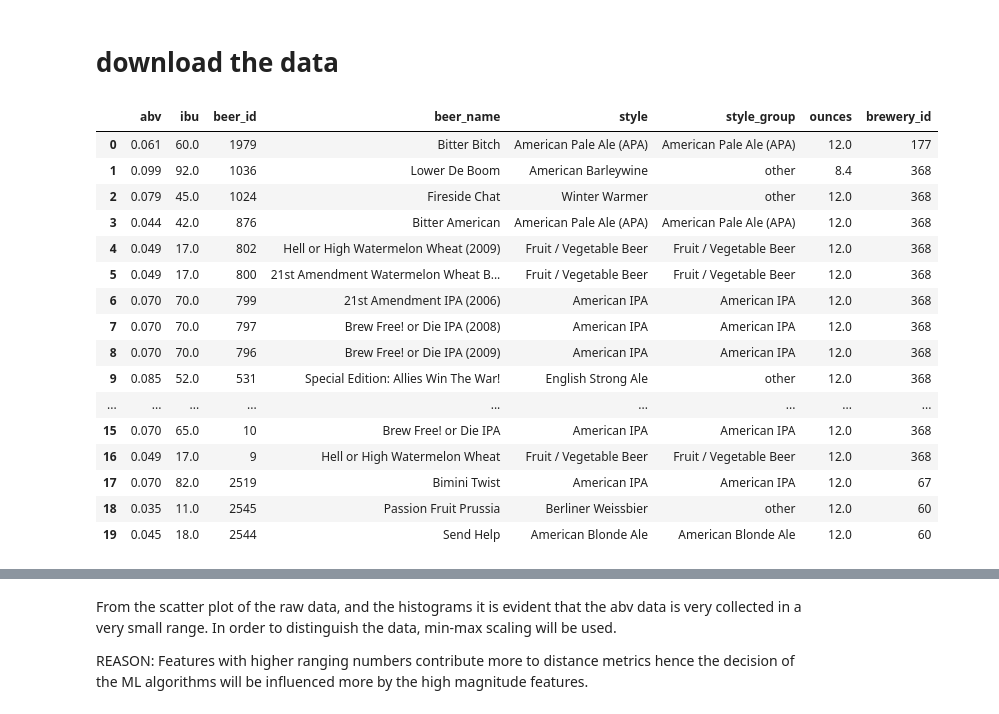
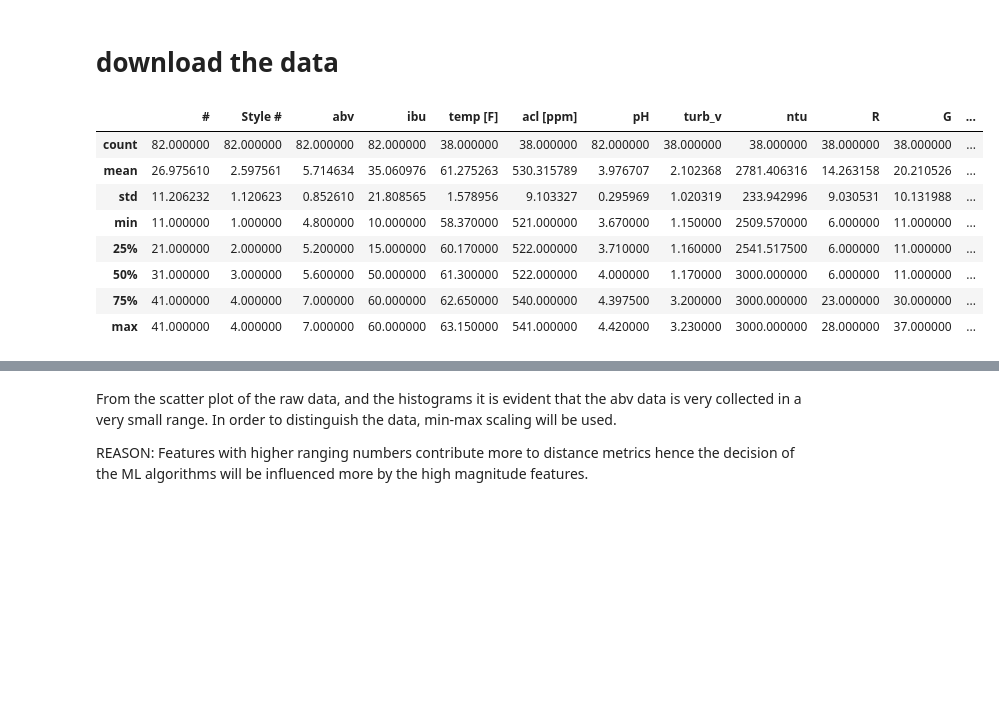
Before and after one commit to aureliusbd/tinybEEr, a Jupyter notebook: BeerModel.ipynb, the cells around one changed output, grey strips where cells are left out. Cells and saved outputs as stored; diff of their text form; code cells hidden in the pictures; blank space fills up the shorter version.

```diff
--- a/BeerModel.ipynb
+++ b/BeerModel.ipynb
@@ -26,29 +26,21 @@ from sklearn.datasets import make_blobs
 # %%
 # read in data into dataframe
 
-beer_url = 'https://raw.githubusercontent.com/niklasax/Final_Project/main/data_cleaning/beer_cleaned.csv'
-breweries_url = 'https://raw.githubusercontent.com/niklasax/Final_Project/main/data_cleaning/brewery_cleaned.csv'
+# beer_url = 'https://raw.githubusercontent.com/niklasax/Final_Project/main/data_cleaning/beer_cleaned.csv'
 
 # visualize the data as data frame
-beer_df = pd.read_csv(beer_url)
-breweries_df = pd.read_csv(breweries_url)
-beer_df.head(20)
+# beer_df = pd.read_csv(beer_url)
+beer_df = pd.read_csv("tinybEEr_data_start.csv") # Assuming data is in same directory
+# beer_df.head(20)
+beer_df.describe()
 # %% [output]
-|  | abv | ibu | beer_id | beer_name | style | style_group | ounces | brewery_id |
-| 0 | 0.061 | 60.0 | 1979 | Bitter Bitch | American Pale Ale (APA) | American Pale Ale (APA) | 12.0 | 177 |
-| 1 | 0.099 | 92.0 | 1036 | Lower De Boom | American Barleywine | other | 8.4 | 368 |
-| 2 | 0.079 | 45.0 | 1024 | Fireside Chat | Winter Warmer | other | 12.0 | 368 |
-| 3 | 0.044 | 42.0 | 876 | Bitter American | American Pale Ale (APA) | American Pale Ale (APA) | 12.0 | 368 |
-| 4 | 0.049 | 17.0 | 802 | Hell or High Watermelon Wheat (2009) | Fruit / Vegetable Beer | Fruit / Vegetable Beer | 12.0 | 368 |
-| 5 | 0.049 | 17.0 | 800 | 21st Amendment Watermelon Wheat B... | Fruit / Vegetable Beer | Fruit / Vegetable Beer | 12.0 | 368 |
-| 6 | 0.070 | 70.0 | 799 | 21st Amendment IPA (2006) | American IPA | American IPA | 12.0 | 368 |
-| 7 | 0.070 | 70.0 | 797 | Brew Free! or Die IPA (2008) | American IPA | American IPA | 12.0 | 368 |
-| 8 | 0.070 | 70.0 | 796 | Brew Free! or Die IPA (2009) | American IPA | American IPA | 12.0 | 368 |
-| 9 | 0.085 | 52.0 | 531 | Special Edition: Allies Win The War! | English Strong Ale | other | 12.0 | 368 |
-| ... | ... | ... | ... | ... | ... | ... | ... | ... |
-| 15 | 0.070 | 65.0 | 10 | Brew Free! or Die IPA | American IPA | American IPA | 12.0 | 368 |
-| 16 | 0.049 | 17.0 | 9 | Hell or High Watermelon Wheat | Fruit / Vegetable Beer | Fruit / Vegetable Beer | 12.0 | 368 |
-| 17 | 0.070 | 82.0 | 2519 | Bimini Twist | American IPA | American IPA | 12.0 | 67 |
-| 18 | 0.035 | 11.0 | 2545 | Passion Fruit Prussia | Berliner Weissbier | other | 12.0 | 60 |
-| 19 | 0.045 | 18.0 | 2544 | Send Help | American Blonde Ale | American Blonde Ale | 12.0 | 60 |
+|  | # | Style # | abv | ibu | temp [F] | acl [ppm] | pH | turb_v | ntu | R | G | ... |
+| count | 82.000000 | 82.000000 | 82.000000 | 82.000000 | 38.000000 | 38.000000 | 82.000000 | 38.000000 | 38.000000 | 38.000000 | 38.000000 | ... |
+| mean | 26.975610 | 2.597561 | 5.714634 | 35.060976 | 61.275263 | 530.315789 | 3.976707 | 2.102368 | 2781.406316 | 14.263158 | 20.210526 | ... |
+| std | 11.206232 | 1.120623 | 0.852610 | 21.808565 | 1.578956 | 9.103327 | 0.295969 | 1.020319 | 233.942996 | 9.030531 | 10.131988 | ... |
+| min | 11.000000 | 1.000000 | 4.800000 | 10.000000 | 58.370000 | 521.000000 | 3.670000 | 1.150000 | 2509.570000 | 6.000000 | 11.000000 | ... |
+| 25% | 21.000000 | 2.000000 | 5.200000 | 15.000000 | 60.170000 | 522.000000 | 3.710000 | 1.160000 | 2541.517500 | 6.000000 | 11.000000 | ... |
+| 50% | 31.000000 | 3.000000 | 5.600000 | 50.000000 | 61.300000 | 522.000000 | 4.000000 | 1.170000 | 3000.000000 | 6.000000 | 11.000000 | ... |
+| 75% | 41.000000 | 4.000000 | 7.000000 | 60.000000 | 62.650000 | 540.000000 | 4.397500 | 3.200000 | 3000.000000 | 23.000000 | 30.000000 | ... |
+| max | 41.000000 | 4.000000 | 7.000000 | 60.000000 | 63.150000 | 541.000000 | 4.420000 | 3.230000 | 3000.000000 | 28.000000 | 37.000000 | ... |
 # %%
```
Also changed, not shown: parts of 28 cells of this notebook.
